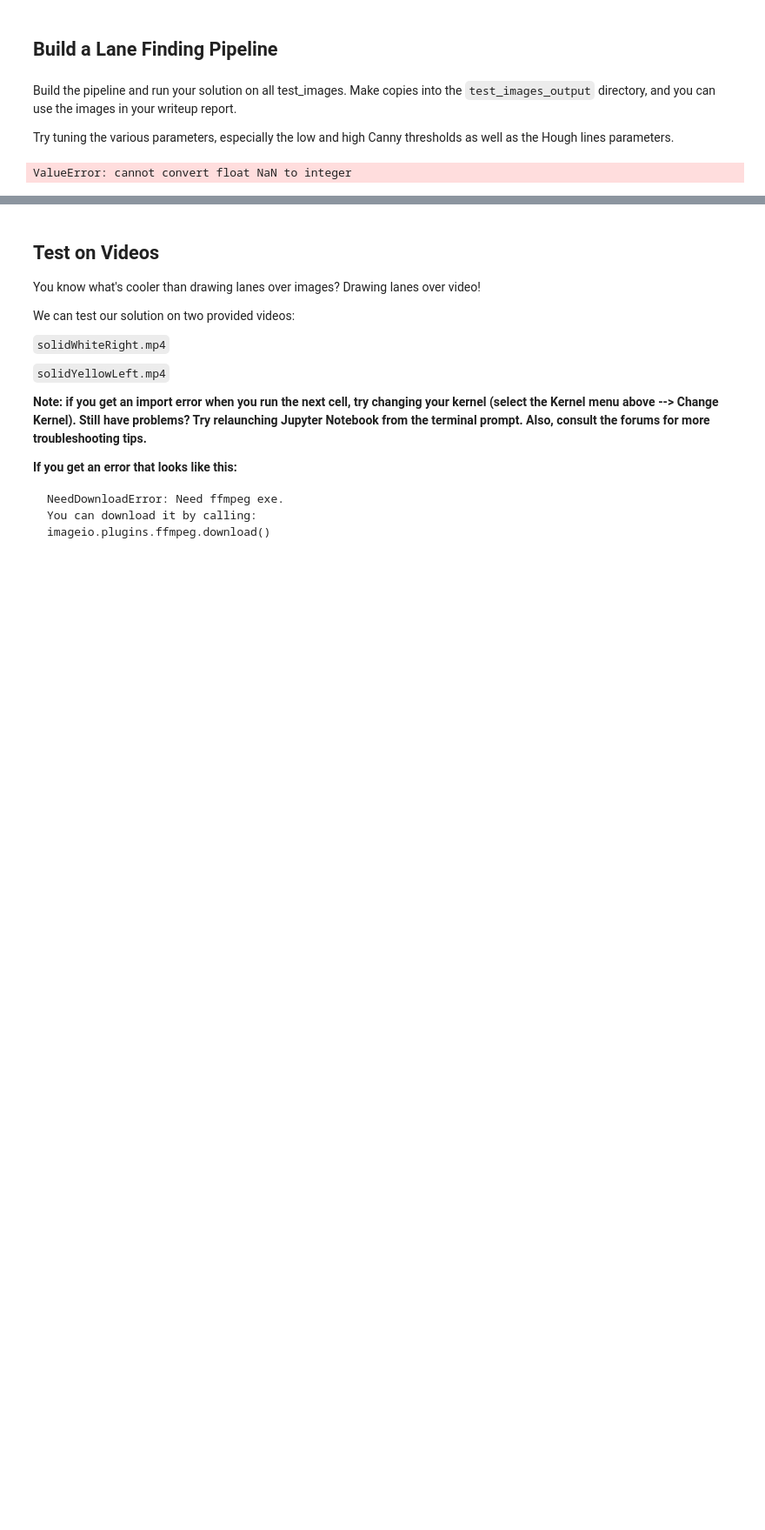
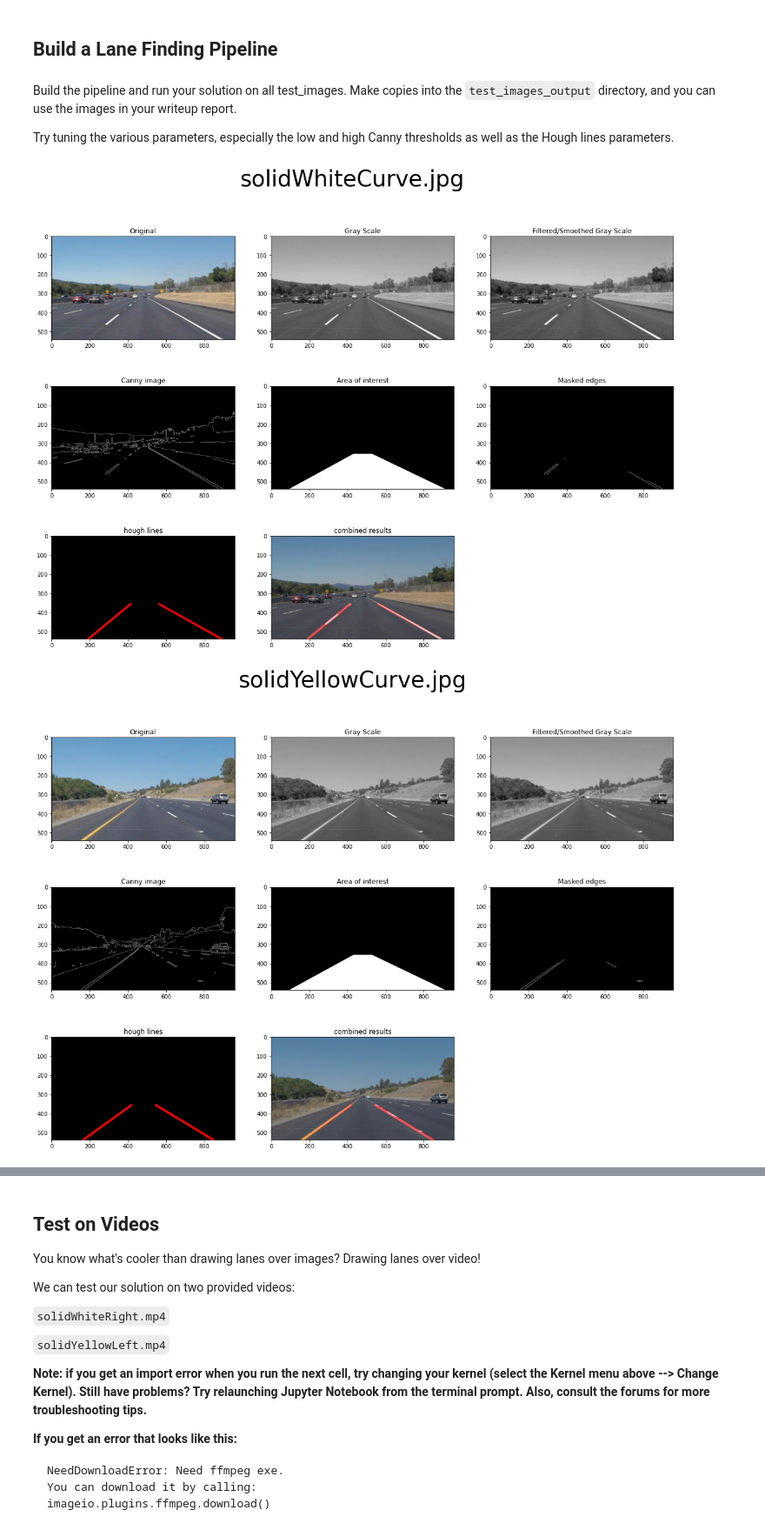
Before and after one commit to Mohamed-Abdulaty/UDACITY-CarND-P1-FindingLaneLines, a Jupyter notebook: P1.ipynb, the cells around one changed output, grey strips where cells are left out. Shown at 87% size. Drawn from its saved outputs; the diff is of its cells as text; code cells hidden in the pictures; blank space fills up the shorter version.

Commit message:
[Task-1] Fixing the comments and confirm the functionality

```diff
--- a/P1.ipynb
+++ b/P1.ipynb
@@ -206,7 +206,7 @@ def draw_lines(image, lines, color=[255, 0, 0], thickness=10):
             left_edge.append((m, b))
 
     # Get the average slope for each side (to avoid having multiple lines)
-    right_avrg, left_avrg = int(np.average(right_edge, axis=0)), np.average(left_edge, axis=0)
+    right_avrg, left_avrg = np.average(right_edge, axis=0), np.average(left_edge, axis=0)
 
     right_line = construct_line(image, right_avrg)
     left_line  = construct_line(image, left_avrg)
@@ -281,8 +281,9 @@ Build the pipeline and run your solution on all test_images. Make copies into th
 
 Try tuning the various parameters, especially the low and high Canny thresholds as well as the Hough lines parameters.
 # %%
-# TODO: Build your pipeline that will draw lane lines on the test_images
-# then save them to the test_images_output directory.
+# Task-1: Build your pipeline that will draw lane lines on the test_images
+#         then save them to the test_images_output directory.
+# Status: [Done]
 
 # common variables
 show_details = False # used for debugging
@@ -308,33 +309,33 @@ for image in test_images_dir:
     # Selecting the area of interest
     imshape = edges_image.shape
     xsize, ysize = imshape[1], imshape[0]                   # Get the image size
     vertices = np.array([[  (0.10*xsize,    ysize),         # Lower - Left
                             (0.45*xsize,    ysize*0.66),    # Upper - Left
                             (0.55*xsize,    ysize*0.66),    # Upper - Right
-                            (0.90*xsize,    ysize)          # Lower - Right
+                            (0.95*xsize,    ysize)          # Lower - Right
                         ]], dtype=np.int32)
 
     masked_edges_image, area_of_interest = region_of_interest(edges_image, vertices)
 
     # Apply Hough on edge detected image
     ρ, Θ = 1, np.pi/180
     threshold = 50
     min_line_len = 40
     max_line_gap = 5
     hough_lines_image = hough_lines(masked_edges_image, ρ, Θ, threshold, min_line_len, max_line_gap)
 
     # combined result
     combined_image = weighted_img(hough_lines_image, current_image)
 
     # Show debugging images
     show_results(image,
                 current_image, gray_image, smoothed_image,
                 edges_image, area_of_interest, masked_edges_image,
                 hough_lines_image, combined_image)
 
     # Save Result
-    # TODO: save the combined image to result_images_dir/{image}
     image_path = '{}/{}'.format(str(result_images_dir), str(image))
     cv2.imwrite(image_path, combined_image)
 # %% [output]
-ValueError: cannot convert float NaN to integer
+[figure, added]
+[figure, added]
```
Also changed, not shown: parts of 5 cells of this notebook, 12 other files.
